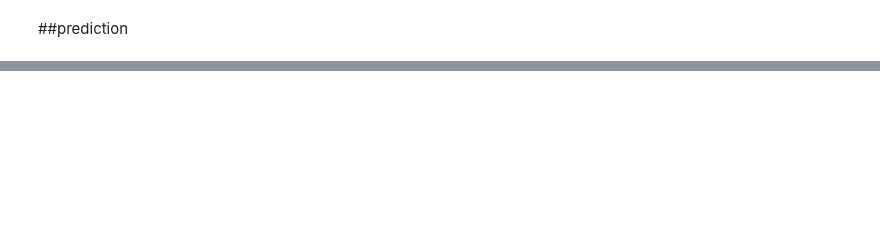
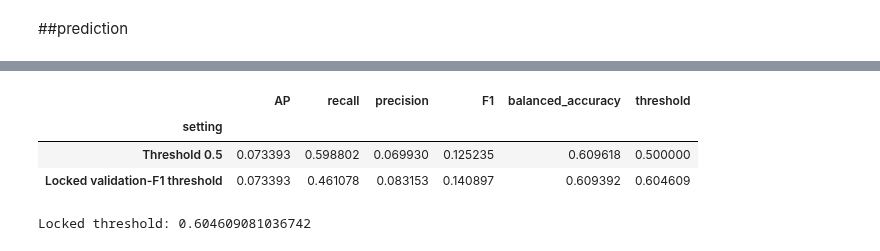
Before and after one commit to LeoH10462/hk-traffice-accident-analysis, a Jupyter notebook: hk_traffic.ipynb, the cells around one changed output, grey strips where cells are left out. Cells and saved outputs as stored; diff of their text form; code cells hidden in the pictures; blank space fills up the shorter version.

```diff
--- a/hk_traffic.ipynb
+++ b/hk_traffic.ipynb
@@ -1178,0 +1249,49 @@ finish(parts, '06_casualty_role_stacked_2024_2025.svg')
+# %%
+logistic_pipeline = Pipeline([
+    ('missing', SimpleImputer(strategy='constant', fill_value='Missing')),
+    ('onehot', OneHotEncoder(handle_unknown='ignore')),
+    ('model', LogisticRegression(
+        class_weight='balanced', C=1.0,
+        max_iter=2000, solver='lbfgs', random_state=42
+    ))
+])
+
+validation_model = clone(logistic_pipeline).fit(X_train, y_train)
+assert validation_model.named_steps['model'].n_iter_.max() < 2000
+valid_scores = validation_model.predict_proba(X_valid)[:, 1]
+
+# use 2024 data for training,   0.5 threshold
+precision, recall, candidate_thresholds = precision_recall_curve(
+    y_valid, valid_scores
+)
+candidate_f1 = (
+    2 * precision[:-1] * recall[:-1]
+    / np.maximum(precision[:-1] + recall[:-1], 1e-15)
+)
+locked_threshold = float(candidate_thresholds[np.argmax(candidate_f1)])
+
+def evaluate(y_true, scores, threshold):
+    pred = (np.asarray(scores) >= threshold).astype(int)
+    return {
+        'AP': average_precision_score(y_true, scores),
+        'recall': recall_score(y_true, pred, zero_division=0),
+        'precision': precision_score(y_true, pred, zero_division=0),
+        'F1': f1_score(y_true, pred, zero_division=0),
+        'balanced_accuracy': balanced_accuracy_score(y_true, pred),
+        'threshold': threshold
+    }
+
+validation_metrics = pd.DataFrame([
+    {'setting': 'Threshold 0.5', **evaluate(y_valid, valid_scores, 0.5)},
+    {'setting': 'Locked validation-F1 threshold',
+     **evaluate(y_valid, valid_scores, locked_threshold)}
+]).set_index('setting')
+display(validation_metrics)
+print('Locked threshold:', locked_threshold)
+validation_metrics.to_csv(MODEL_DIR/'validation_metrics.csv')
+# %% [output]
+|  | AP | recall | precision | F1 | balanced_accuracy | threshold |
+| setting |  |  |  |  |  |  |
+| Threshold 0.5 | 0.073393 | 0.598802 | 0.069930 | 0.125235 | 0.609618 | 0.500000 |
+| Locked validation-F1 threshold | 0.073393 | 0.461078 | 0.083153 | 0.140897 | 0.609392 | 0.604609 |
+Locked threshold: 0.604609081036742
```
Also changed, not shown: parts of 4 cells of this notebook.
